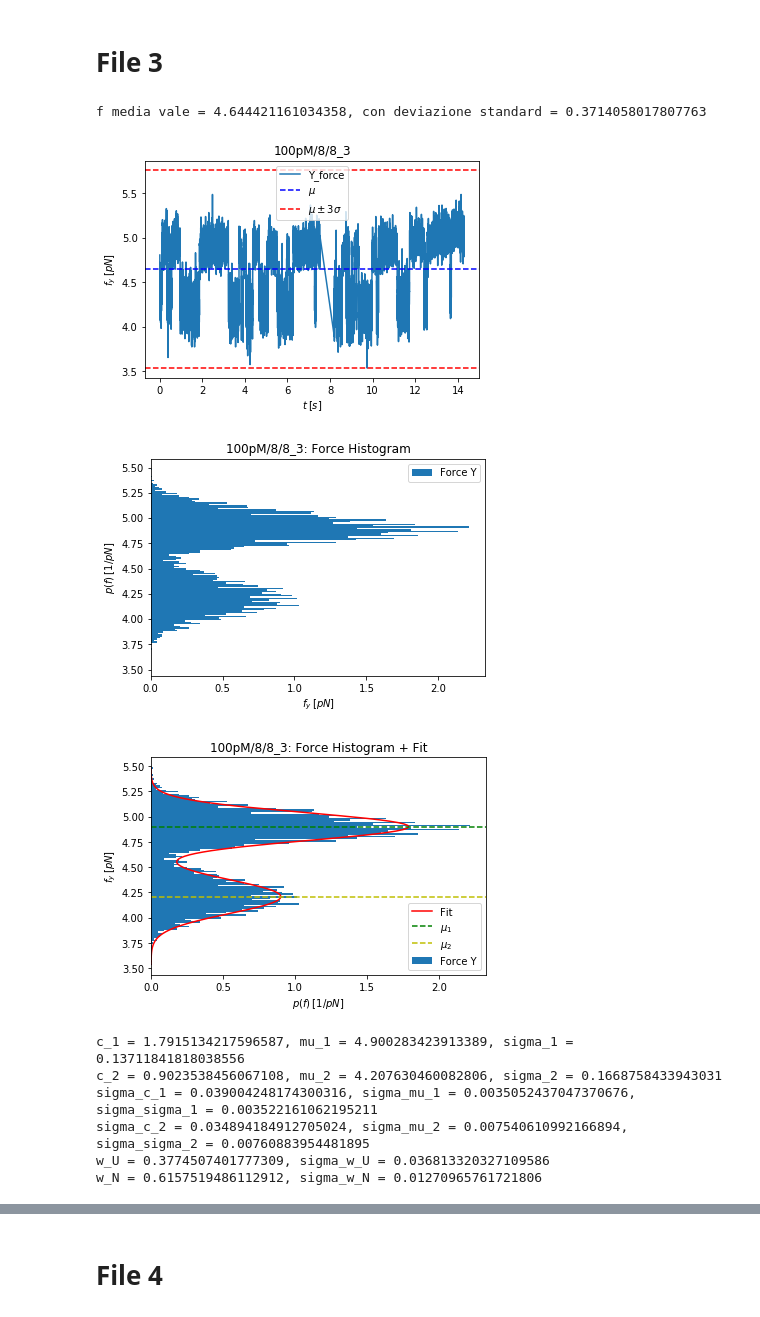
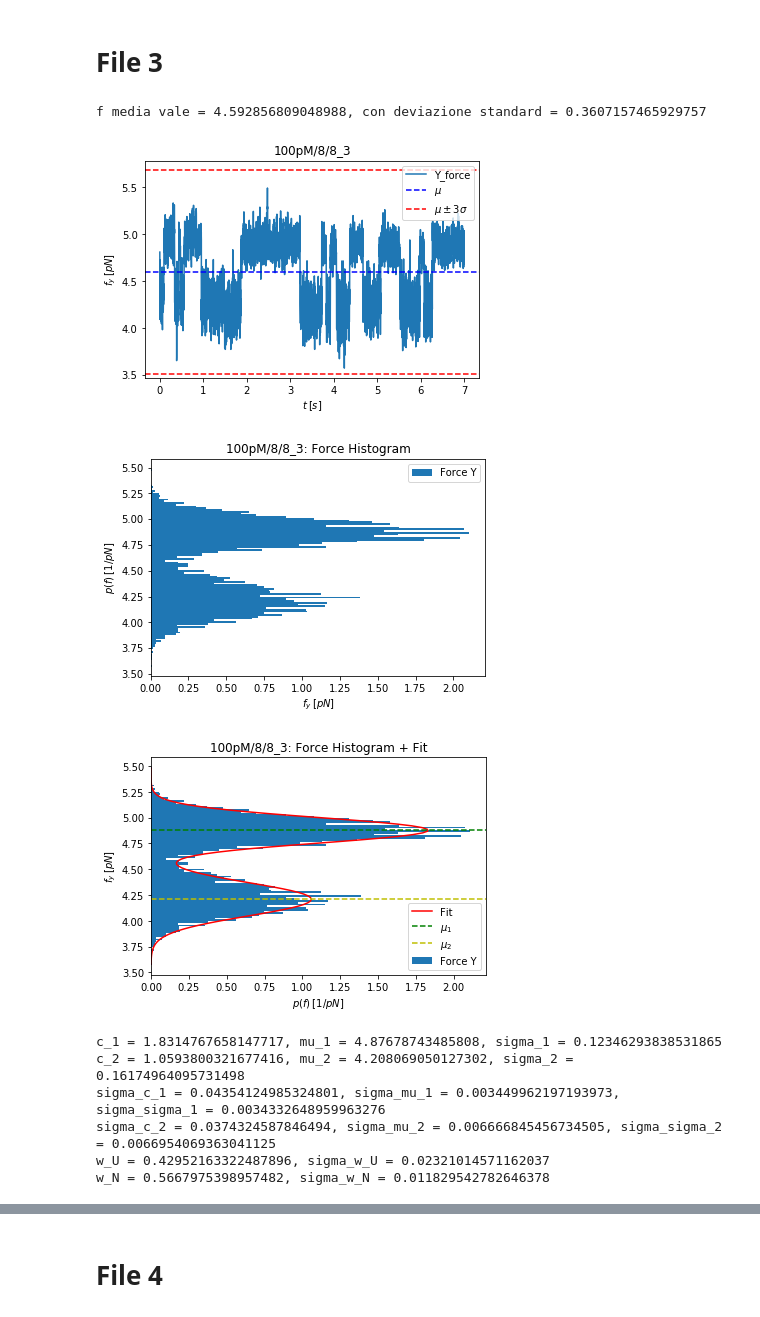
Before and after one commit to RiccardoTancredi/TesiTriennale, a Jupyter notebook: hoppingOligo8.ipynb, the cells around one changed output, grey strips where cells are left out. Saved outputs shown, nothing was run; the diff lists cells and outputs as text; code cells hidden in the pictures.

```diff
--- a/hoppingOligo8.ipynb
+++ b/hoppingOligo8.ipynb
@@ -147,24 +159,24 @@ data_frame
 # File 3
 # %%
 grafici = Graph_hop(dir_name, number, 3)
-data_frame = grafici.do_graph()
+data_frame = grafici.do_graph(7, -2)
 # (2.0440e4+0.5+1.95e-3, 2.0442e4+1.-1.95e-3)
 # %% [output]
-f media vale = 4.644421161034358, con deviazione standard = 0.3714058017807763
+f media vale = 4.592856809048988, con deviazione standard = 0.3607157465929757
-[figure, old version]
+[figure, new version]
-[figure, old version]
+[figure, new version]
 # %%
-prova = [1.5, 5.0, 0.1, .6, 4.1, 0.1]
+prova = [1.8, 4.9, 0.1, 1., 4.2, 0.1]
 fitting_par, fitting_err, prob, err_prob = grafici.fit(guess=prova)
 # (c1, mu1, sigma1, c2, mu2, sigma2)
 # %% [output]
-[figure, old version]
+[figure, new version]
-c_1 = 1.7915134217596587, mu_1 = 4.900283423913389, sigma_1 = 0.13711841818038556
-c_2 = 0.9023538456067108, mu_2 = 4.207630460082806, sigma_2 = 0.1668758433943031
-sigma_c_1 = 0.039004248174300316, sigma_mu_1 = 0.0035052437047370676, sigma_sigma_1 = 0.003522161062195211
-sigma_c_2 = 0.034894184912705024, sigma_mu_2 = 0.007540610992166894, sigma_sigma_2 = 0.00760883954481895
-w_U = 0.3774507401777309, sigma_w_U = 0.036813320327109586
-w_N = 0.6157519486112912, sigma_w_N = 0.01270965761721806
+c_1 = 1.8314767658147717, mu_1 = 4.87678743485808, sigma_1 = 0.12346293838531865
+c_2 = 1.0593800321677416, mu_2 = 4.208069050127302, sigma_2 = 0.16174964095731498
+sigma_c_1 = 0.04354124985324801, sigma_mu_1 = 0.003449962197193973, sigma_sigma_1 = 0.0034332648959963276
+sigma_c_2 = 0.0374324587846494, sigma_mu_2 = 0.006666845456734505, sigma_sigma_2 = 0.0066954069363041125
+w_U = 0.42952163322487896, sigma_w_U = 0.02321014571162037
+w_N = 0.5667975398957482, sigma_w_N = 0.011829542782646378
 # %%
 forces_average.append(mean(fitting_par[1], fitting_par[4]))
 forces_average_std.append(err_prop_mean(fitting_err[1], fitting_err[4]))
```
Also changed, not shown: parts of 89 cells of this notebook, 45 other files.
